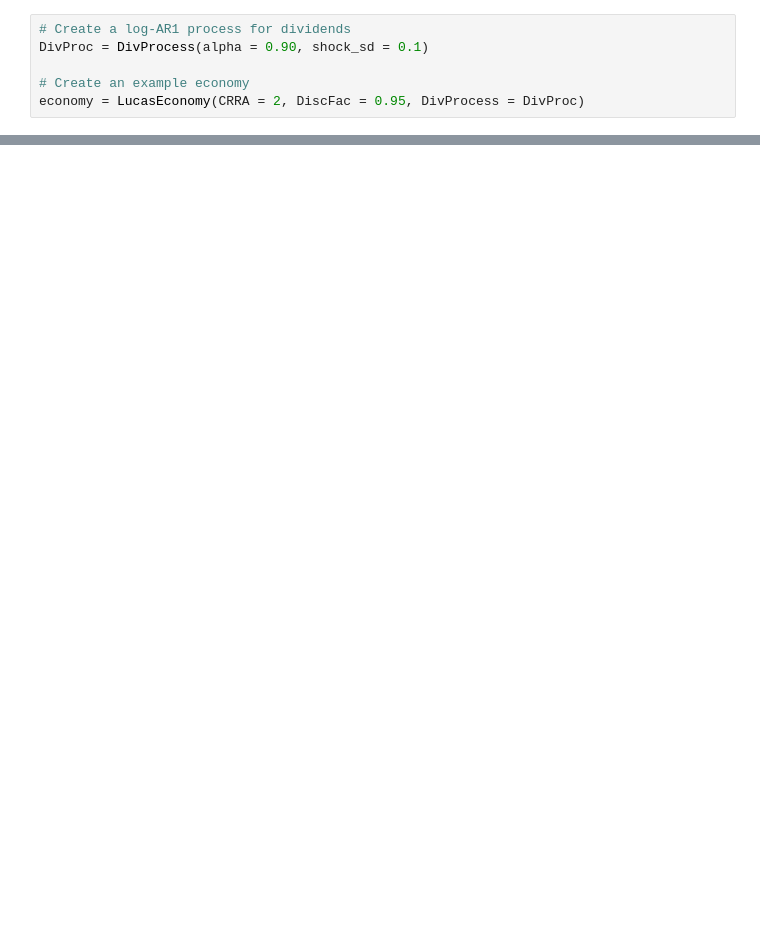
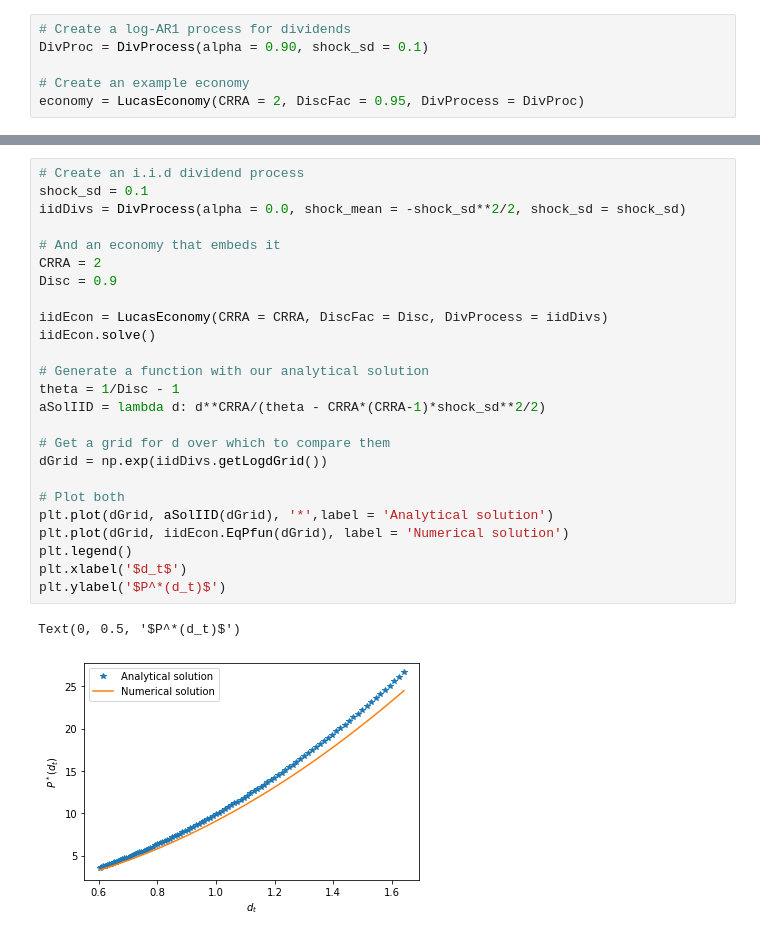
Before and after one commit to econ-ark/DemARK, a Jupyter notebook: notebooks/LucasAssetPrice-With-AR1-Dividends.ipynb, the cells around one changed output, grey strips where cells are left out. Cells and saved outputs as stored; diff of their text form; blank space fills up the shorter version.

```diff
--- a/notebooks/LucasAssetPrice-With-AR1-Dividends.ipynb
+++ b/notebooks/LucasAssetPrice-With-AR1-Dividends.ipynb
@@ -198,0 +261,28 @@ HARK.__file__
+# %%
+# Create an i.i.d dividend process
+shock_sd = 0.1
+iidDivs = DivProcess(alpha = 0.0, shock_mean = -shock_sd**2/2, shock_sd = shock_sd)
+
+# And an economy that embeds it
+CRRA = 2
+Disc = 0.9
+
+iidEcon = LucasEconomy(CRRA = CRRA, DiscFac = Disc, DivProcess = iidDivs)
+iidEcon.solve()
+
+# Generate a function with our analytical solution
+theta = 1/Disc - 1
+aSolIID = lambda d: d**CRRA/(theta - CRRA*(CRRA-1)*shock_sd**2/2)
+
+# Get a grid for d over which to compare them
+dGrid = np.exp(iidDivs.getLogdGrid())
+
+# Plot both
+plt.plot(dGrid, aSolIID(dGrid), '*',label = 'Analytical solution')
+plt.plot(dGrid, iidEcon.EqPfun(dGrid), label = 'Numerical solution')
+plt.legend()
+plt.xlabel('$d_t$')
+plt.ylabel('$P^*(d_t)$')
+# %% [output]
+Text(0, 0.5, '$P^*(d_t)$')
+[figure, added]
```
Also changed, not shown: parts of 16 cells of this notebook, 1 other file.
